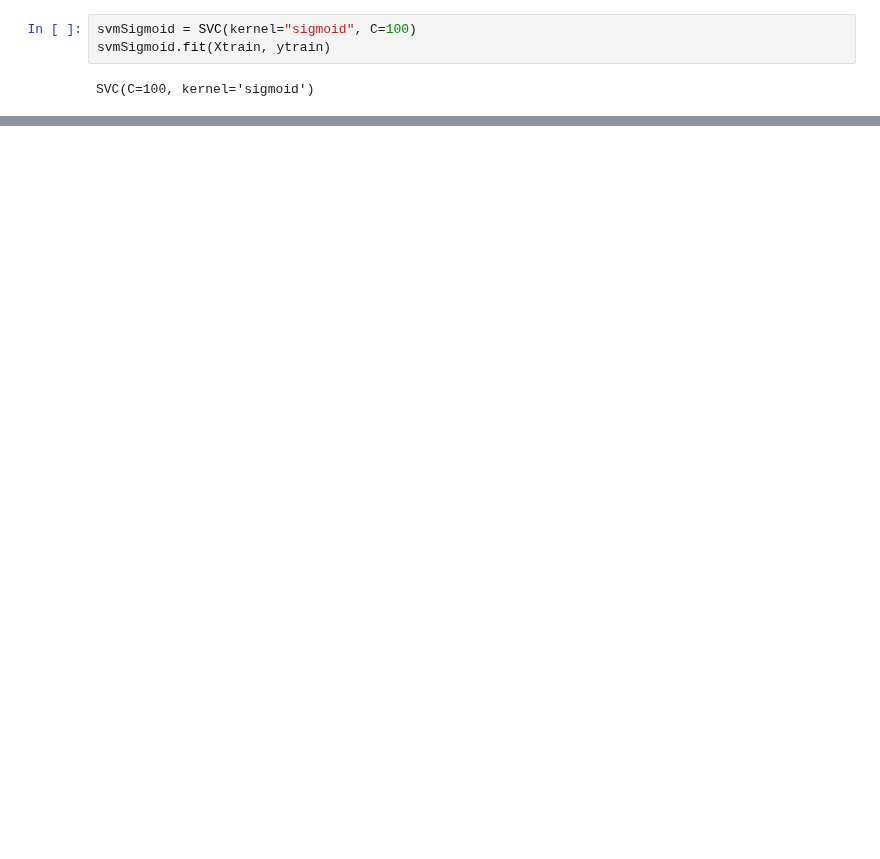
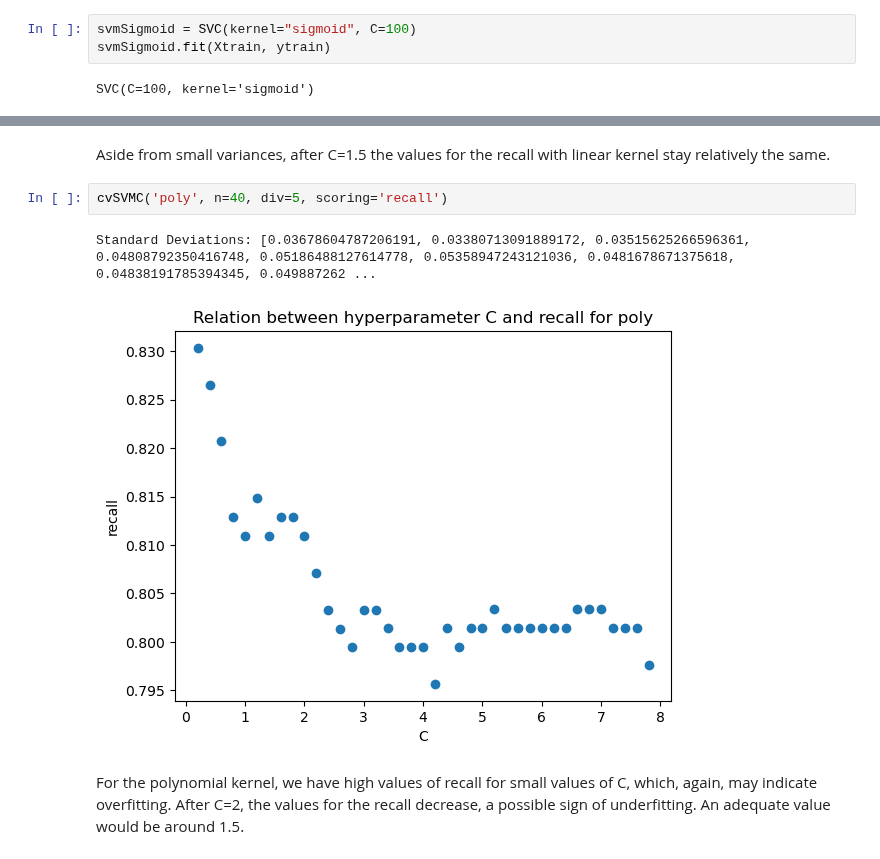
Before and after one commit to TheNoobGoda/ids-project, a Jupyter notebook: src/SVM.ipynb, the cells around one changed output, grey strips where cells are left out. Cells and saved outputs as stored; diff of their text form; blank space fills up the shorter version.

```diff
--- a/src/SVM.ipynb
+++ b/src/SVM.ipynb
@@ -213,0 +223,9 @@ Standard Deviations: [0.05452593485190933, 0.05452593485190933, 0.05452593485190
+# %% [markdown]
+Aside from small variances, after C=1.5 the values for the recall with linear kernel stay relatively the same.
+# %%
+cvSVMC('poly', n=40, div=5, scoring='recall')
+# %% [output]
+Standard Deviations: [0.03678604787206191, 0.03380713091889172, 0.03515625266596361, 0.04808792350416748, 0.05186488127614778, 0.05358947243121036, 0.0481678671375618, 0.04838191785394345, 0.049887262 ...
+[figure, added]
+# %% [markdown]
+For the polynomial kernel, we have high values of recall for small values of C, which, again, may indicate overfitting. After C=2, the values for the recall decrease, a possible sign of underfitting. An adequate value would be around 1.5.
```
Also changed, not shown: parts of 35 cells of this notebook.
